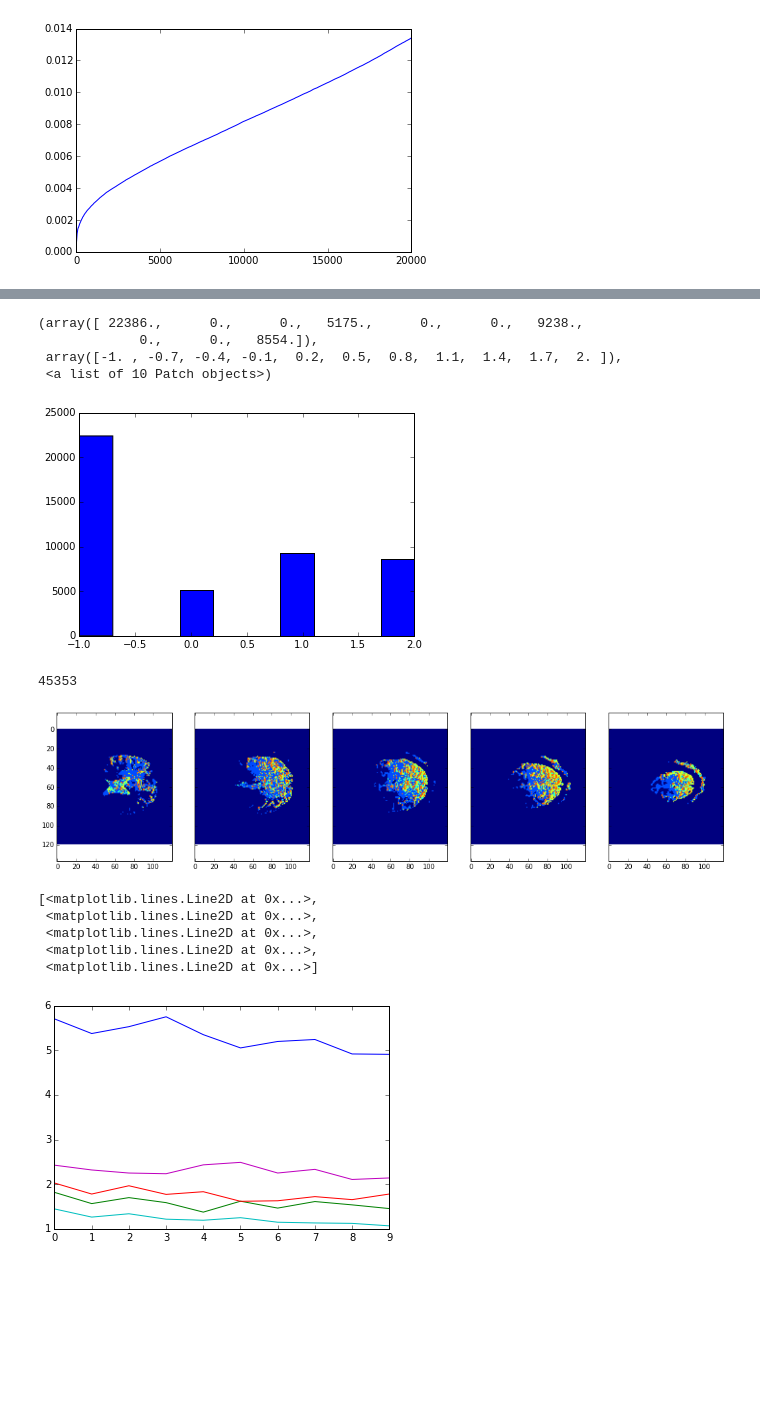
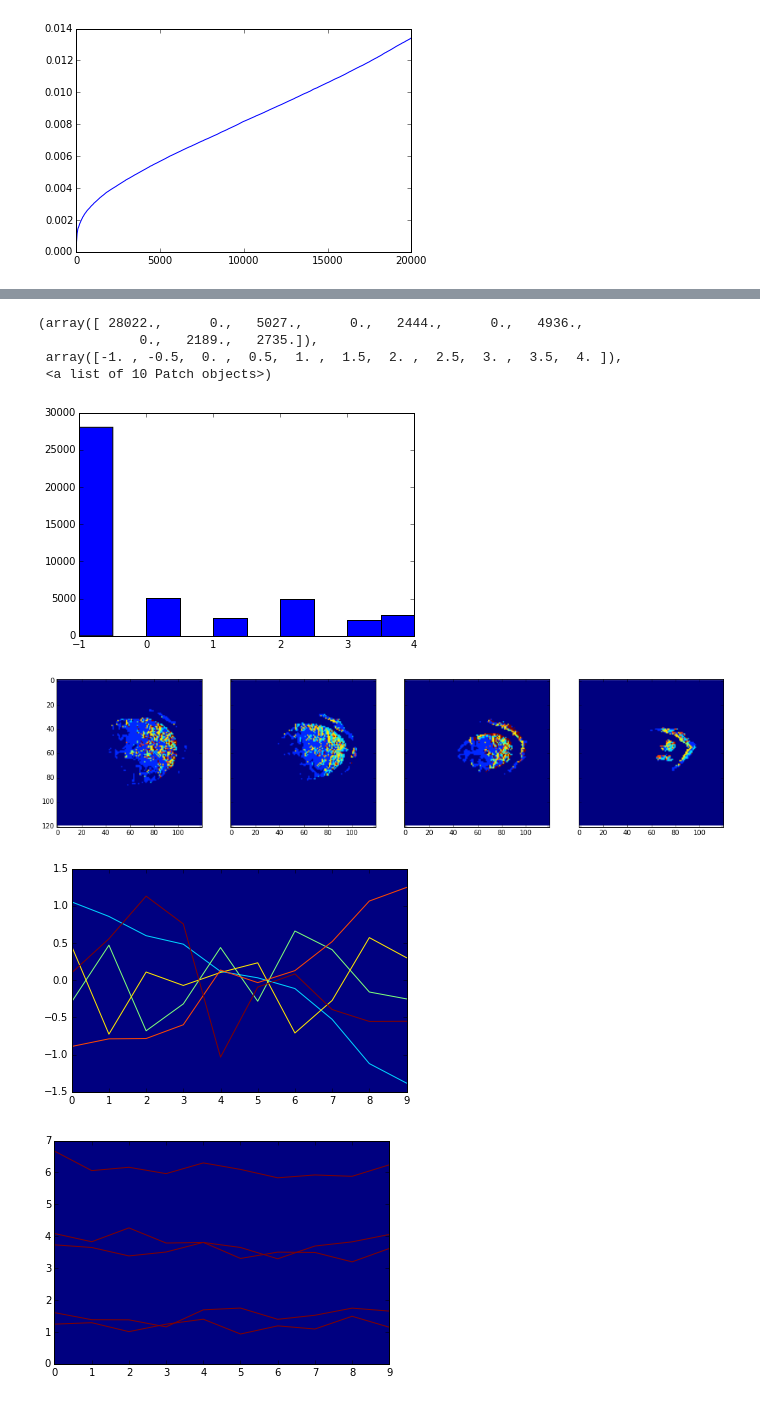
Before and after one commit to snarles/donuts2, a Jupyter notebook: analyses/noise_analysis.ipynb, the cells around one changed output, grey strips where cells are left out. Drawn from its saved outputs; the diff is of its cells as text; code cells hidden in the pictures; blank space fills up the shorter version.

```diff
--- a/analyses/noise_analysis.ipynb
+++ b/analyses/noise_analysis.ipynb
@@ -104,7 +105,7 @@ plt.plot(sorted(varis)[:20000])
 [<matplotlib.lines.Line2D at 0x...>]
 [figure]
 # %%
-vthres = 0.015
+vthres = 0.02
 def varfilt(st):
     temp = np.array([float(v) for v in str(st).split(' ')])[3:]
     return np.var(temp) > vthres
@@ -128,2 +127,2 @@ from pyspark.mllib.clustering import KMeans
 # %%
-model = KMeans.train(no_rdd, 3)
+model = KMeans.train(no_rdd, 5)
@@ -159,15 +141,11 @@ labels = rawrdd.map(clas).collect()
 # %%
 plt.hist(labels)
 # %% [output]
-(array([ 22386.,      0.,      0.,   5175.,      0.,      0.,   9238.,
-             0.,      0.,   8554.]),
- array([-1. , -0.7, -0.4, -0.1,  0.2,  0.5,  0.8,  1.1,  1.4,  1.7,  2. ]),
+(array([ 28022.,      0.,   5027.,      0.,   2444.,      0.,   4936.,
+             0.,   2189.,   2735.]),
+ array([-1. , -0.5,  0. ,  0.5,  1. ,  1.5,  2. ,  2.5,  3. ,  3.5,  4. ]),
  <a list of 10 Patch objects>)
-[figure, old version]
+[figure, new version]
-# %%
-len(labels)
-# %% [output]
-45353
 # %%
 label_map = -2*np.ones(np.shape(mask))
 for i in range(len(labels)):
@@ -175,10 +153,10 @@ for i in range(len(labels)):
     label_map[c[0], c[1], c[2]] = labels[i]
 # %%
 temp_map = label_map
-z_inds = [40, 45, 50, 55, 60]
+z_inds = [50, 55, 60, 65]
 f_c1, axarr = plt.subplots(1, len(z_inds), sharex=True, sharey=True, figsize = (18, 4))
 for j in range(len(z_inds)):
     z_ind = z_inds[j]
-    axarr[j].imshow(temp_map[:, :, z_ind], cmap='jet', vmin = -2, vmax = 3)
+    axarr[j].imshow(temp_map[:, :, z_ind], cmap='jet', vmin = -2, vmax = max(labels))
 # %% [output]
-[figure, old version]
+[figure, new version]
@@ -189,14 +163,24 @@ subv_s = subv[:, 3:]
+# %%
+fig = plt.figure()
+ax = fig.add_subplot(1, 1, 1, axisbg=plt.cm.jet(0))
+for i in range(max(labels) + 1):
+    ax.plot(range(10), model.clusterCenters[i], color=plt.cm.jet(float(i + 2)/(max(labels) + 2)))
+fig.show()
+# %% [output]
+[figure, added]
 # %%
+fig = plt.figure()
+ax = fig.add_subplot(1, 1, 1, axisbg=plt.cm.jet(0))
+i = 4
+subv = m_vox[np.array(labels) == 1, :]
+#subv_s = np.array([standardize(x[3:]) for x in subv])
+subv_s = subv[:, 3:]
 seq = npr.randint(0, np.shape(subv_s)[0], 5)
-plt.plot(range(10), subv_s[seq[0],:],
+ax.plot(range(10), subv_s[seq[0],:],
          range(10), subv_s[seq[1],:],
          range(10), subv_s[seq[2],:],
          range(10), subv_s[seq[3],:],
-         range(10), subv_s[seq[4],:])
+         range(10), subv_s[seq[4],:], color=plt.cm.jet(float(i + 2)/(max(labels) + 2)))
+fig.show()
 # %% [output]
-[<matplotlib.lines.Line2D at 0x...>,
- <matplotlib.lines.Line2D at 0x...>,
- <matplotlib.lines.Line2D at 0x...>,
- <matplotlib.lines.Line2D at 0x...>,
- <matplotlib.lines.Line2D at 0x...>]
-[figure, old version]
+[figure, new version]
```
Also changed, not shown: parts of 7 cells of this notebook.
